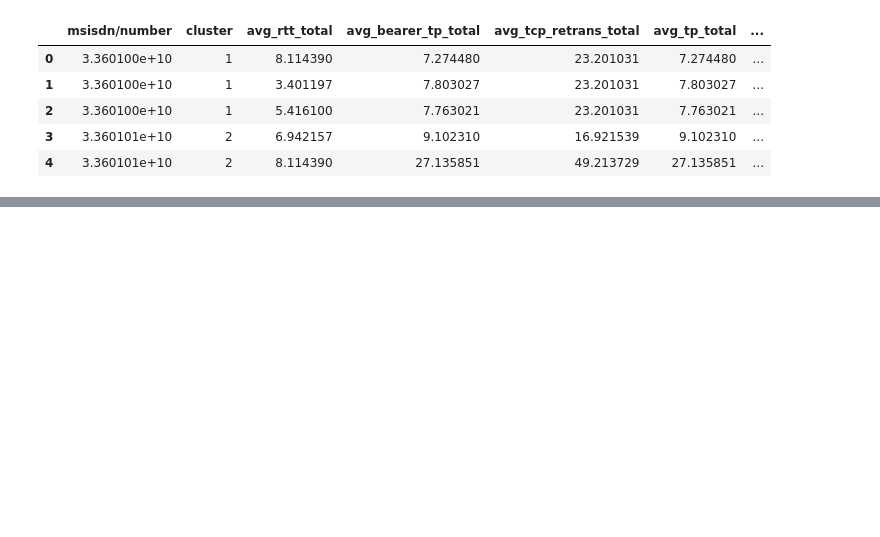
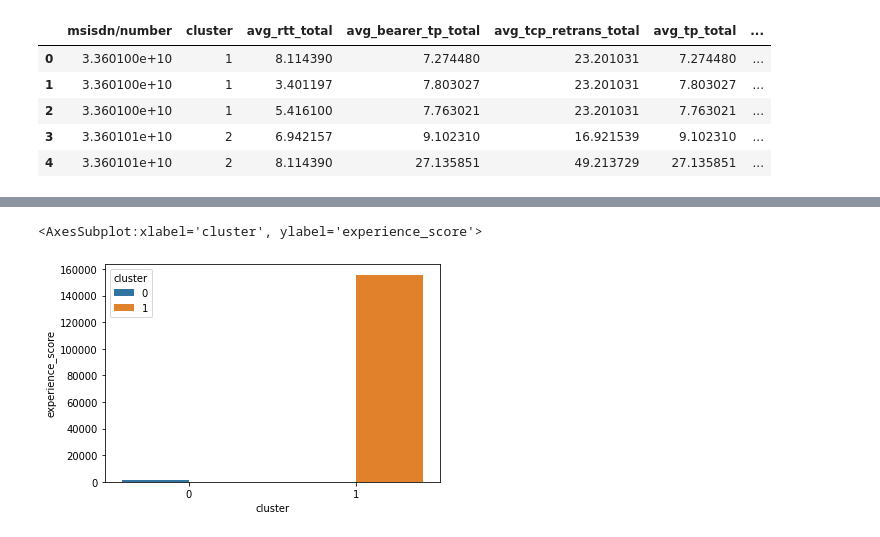
Before and after one commit to Habta3/User-Engagement-And-Experiance-analysis, a Jupyter notebook: User Satisfaction Analysis.ipynb, the cells around one changed output, grey strips where cells are left out. Saved outputs shown, nothing was run; the diff lists cells and outputs as text; code cells hidden in the pictures; blank space fills up the shorter version.

```diff
--- a/User Satisfaction Analysis.ipynb
+++ b/User Satisfaction Analysis.ipynb
@@ -245,0 +431,5 @@ KeyError: 'experience_score'
+# %%
+sns.barplot(x="cluster", y="experience_score", hue="cluster", data=agg_sat_df)
+# %% [output]
+<AxesSubplot:xlabel='cluster', ylabel='experience_score'>
+[figure, added]
```
Also changed, not shown: parts of 52 cells of this notebook.
